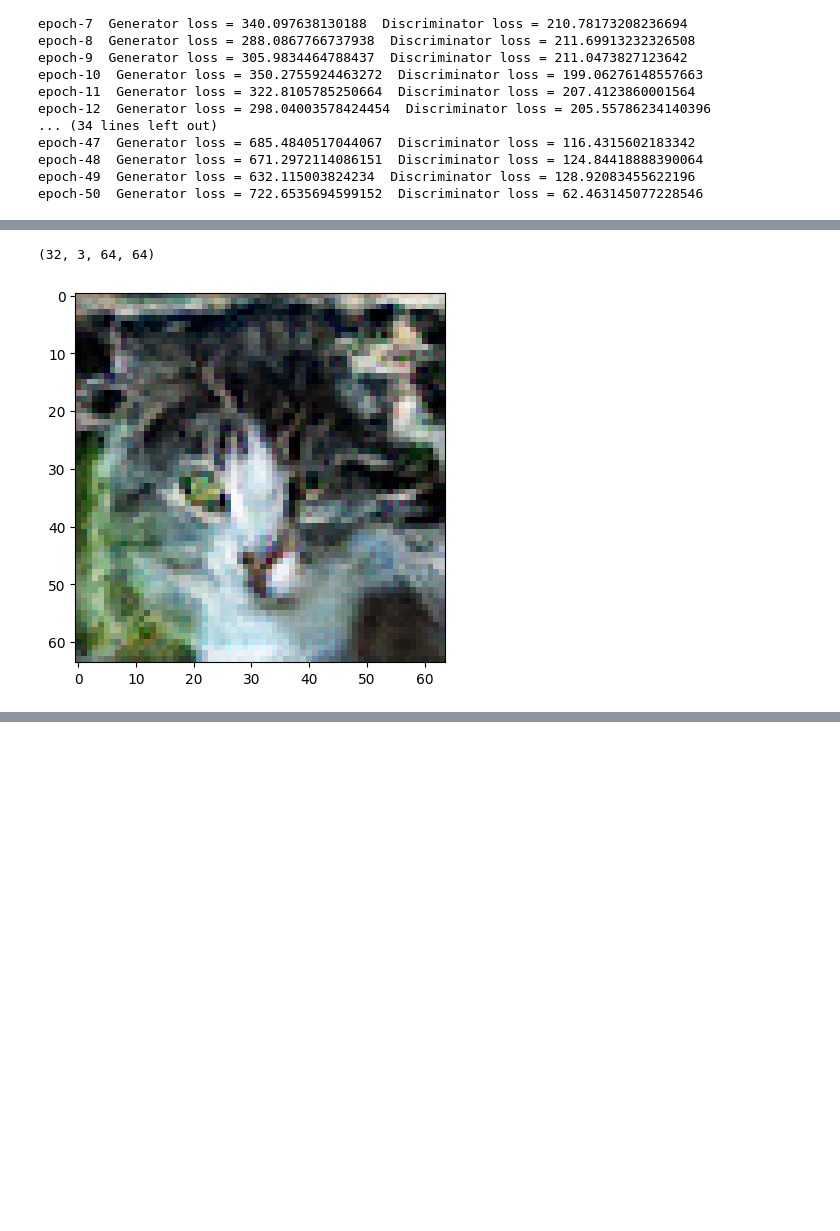
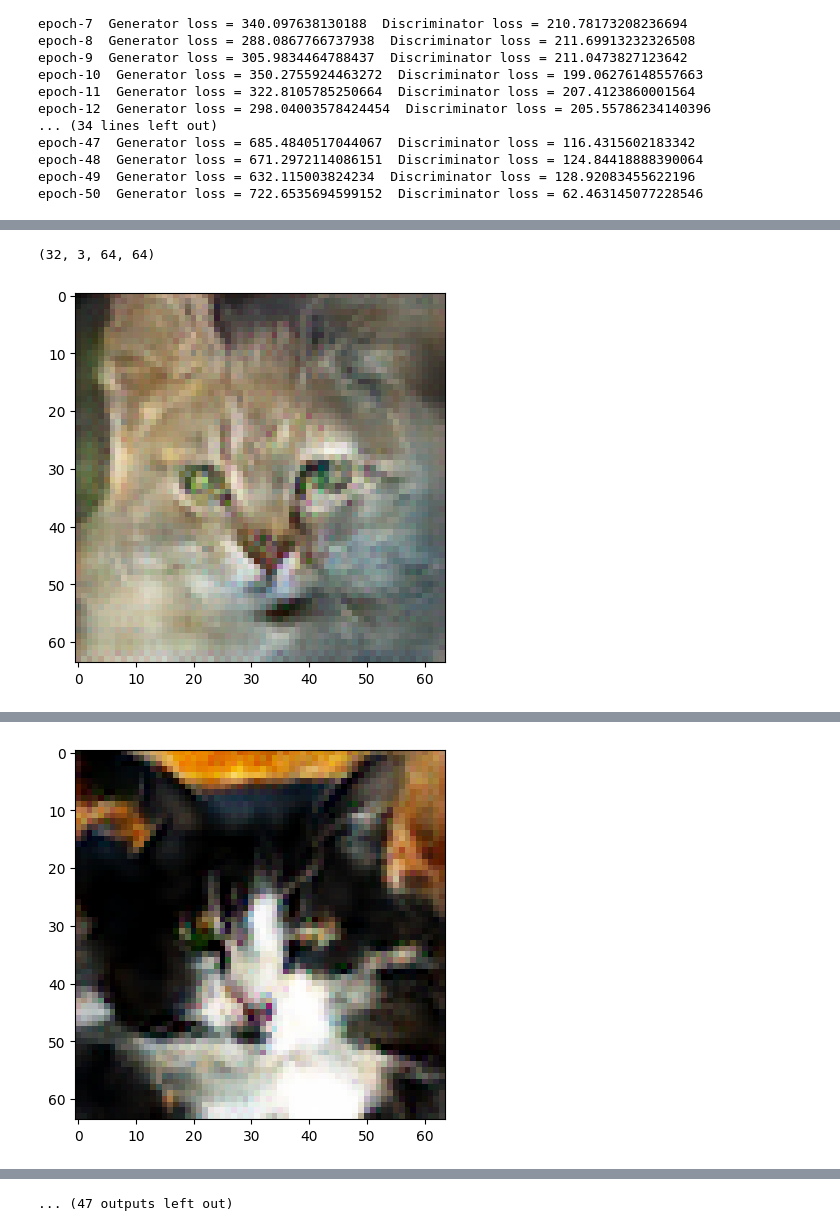
Before and after one commit to Rishikesh-2006/NNs, a Jupyter notebook: GAN.ipynb, the cells around one changed output, grey strips where cells are left out. Cells and saved outputs as stored; diff of their text form; code cells hidden in the pictures; blank space fills up the shorter version.

```diff
--- a/GAN.ipynb
+++ b/GAN.ipynb
@@ -210,6 +210,7 @@ with torch.no_grad():
   image = image.detach().cpu().numpy()
 
   print(image.shape)
-  plt.imshow(image[1].transpose(1,2,0))
-  plt.show()
+  for i in range(32):
+    plt.imshow(image[i].transpose(1,2,0))
+    plt.show()
 # %% [output]
@@ -217,2 +218,2 @@ WARNING:matplotlib.image:Clipping input data to the valid range for imshow with
 (32, 3, 64, 64)
-[figure, old version]
+[figure, new version]
@@ -218,0 +221 @@ WARNING:matplotlib.image:Clipping input data to the valid range for imshow with
+[figure, added]
@@ -219,3 +229,4 @@ WARNING:matplotlib.image:Clipping input data to the valid range for imshow with
+... (47 outputs left out)
 # %%
 from google.colab import files
 uploaded = files.upload()
```
Also changed, not shown: parts of 1 cell of this notebook.
